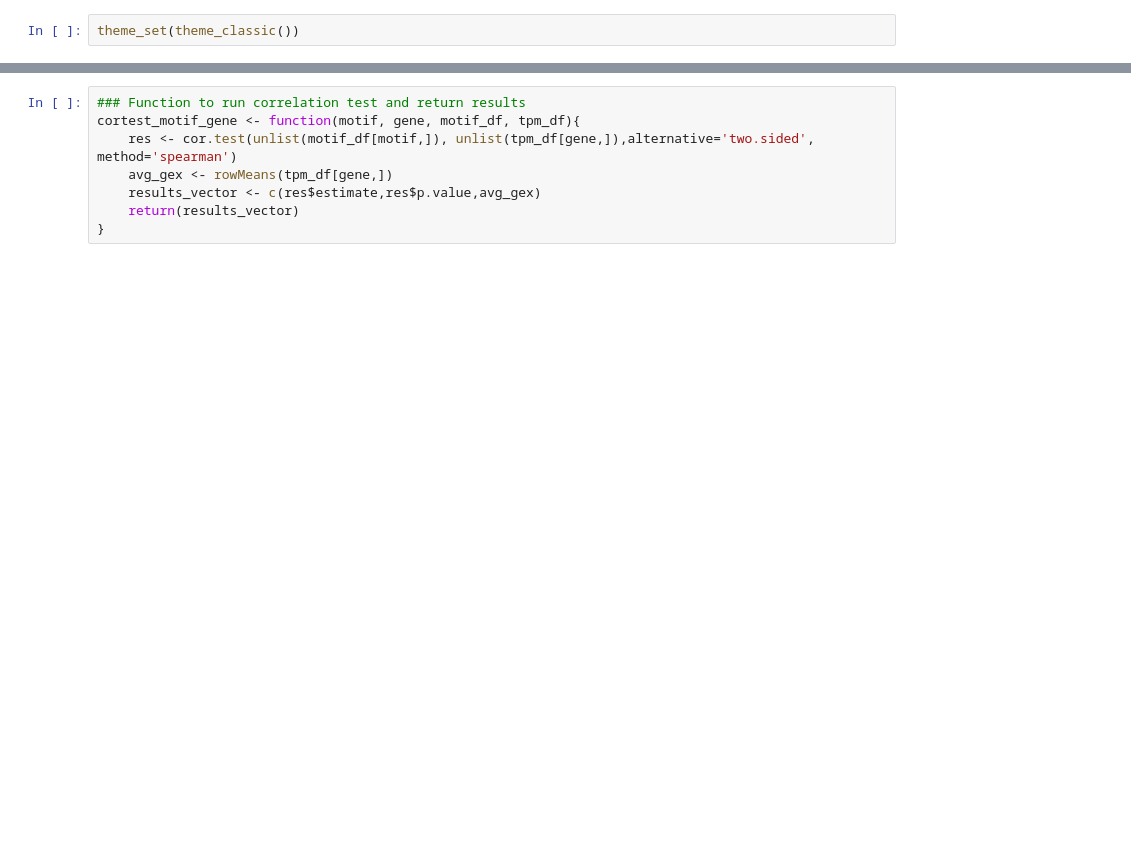
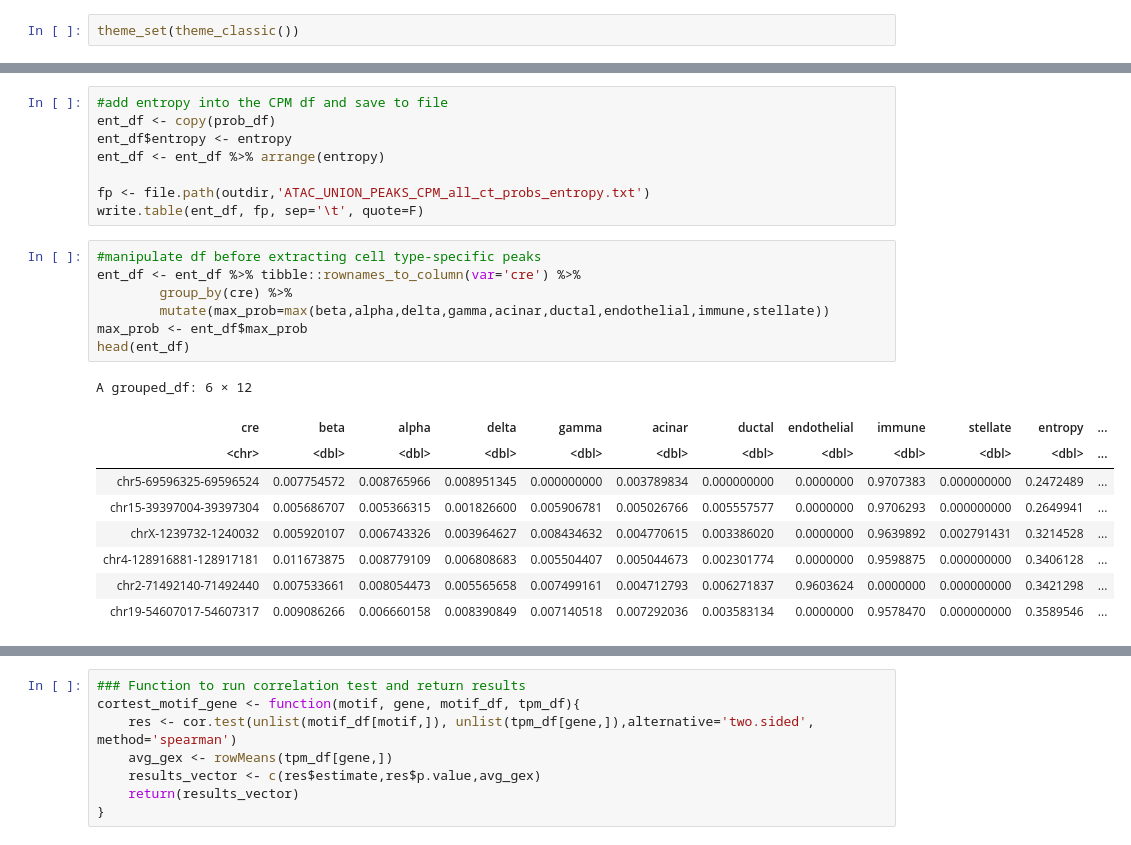
Before and after one commit to Gaulton-Lab/non-diabetic-islet-multiomics, a Jupyter notebook: code/1a_Process_and_merge_10x_multiome/5_find_cell_type_specific_comps.ipynb, the cells around one changed output, grey strips where cells are left out. Drawn from its saved outputs; the diff is of its cells as text; blank space fills up the shorter version.

```diff
--- a/code/1a_Process_and_merge_10x_multiome/5_find_cell_type_specific_comps.ipynb
+++ b/code/1a_Process_and_merge_10x_multiome/5_find_cell_type_specific_comps.ipynb
@@ -78,0 +220,25 @@ A data.frame: 6 × 4
+# %%
+#add entropy into the CPM df and save to file
+ent_df <- copy(prob_df)
+ent_df$entropy <- entropy
+ent_df <- ent_df %>% arrange(entropy)
+
+fp <- file.path(outdir,'ATAC_UNION_PEAKS_CPM_all_ct_probs_entropy.txt')
+write.table(ent_df, fp, sep='\t', quote=F)
+# %%
+#manipulate df before extracting cell type-specific peaks
+ent_df <- ent_df %>% tibble::rownames_to_column(var='cre') %>%
+        group_by(cre) %>%
+        mutate(max_prob=max(beta,alpha,delta,gamma,acinar,ductal,endothelial,immune,stellate))
+max_prob <- ent_df$max_prob
+head(ent_df)
+# %% [output]
+A grouped_df: 6 × 12
+| cre | beta | alpha | delta | gamma | acinar | ductal | endothelial | immune | stellate | entropy | ... |
+| <chr> | <dbl> | <dbl> | <dbl> | <dbl> | <dbl> | <dbl> | <dbl> | <dbl> | <dbl> | <dbl> | ... |
+| chr5-69596325-69596524 | 0.007754572 | 0.008765966 | 0.008951345 | 0.000000000 | 0.003789834 | 0.000000000 | 0.0000000 | 0.9707383 | 0.000000000 | 0.2472489 | ... |
+| chr15-39397004-39397304 | 0.005686707 | 0.005366315 | 0.001826600 | 0.005906781 | 0.005026766 | 0.005557577 | 0.0000000 | 0.9706293 | 0.000000000 | 0.2649941 | ... |
+| chrX-1239732-1240032 | 0.005920107 | 0.006743326 | 0.003964627 | 0.008434632 | 0.004770615 | 0.003386020 | 0.0000000 | 0.9639892 | 0.002791431 | 0.3214528 | ... |
+| chr4-128916881-128917181 | 0.011673875 | 0.008779109 | 0.006808683 | 0.005504407 | 0.005044673 | 0.002301774 | 0.0000000 | 0.9598875 | 0.000000000 | 0.3406128 | ... |
+| chr2-71492140-71492440 | 0.007533661 | 0.008054473 | 0.005565658 | 0.007499161 | 0.004712793 | 0.006271837 | 0.9603624 | 0.0000000 | 0.000000000 | 0.3421298 | ... |
+| chr19-54607017-54607317 | 0.009086266 | 0.006660158 | 0.008390849 | 0.007140518 | 0.007292036 | 0.003583134 | 0.0000000 | 0.9578470 | 0.000000000 | 0.3589546 | ... |
```
Also changed, not shown: parts of 43 cells of this notebook, 1 other file.
